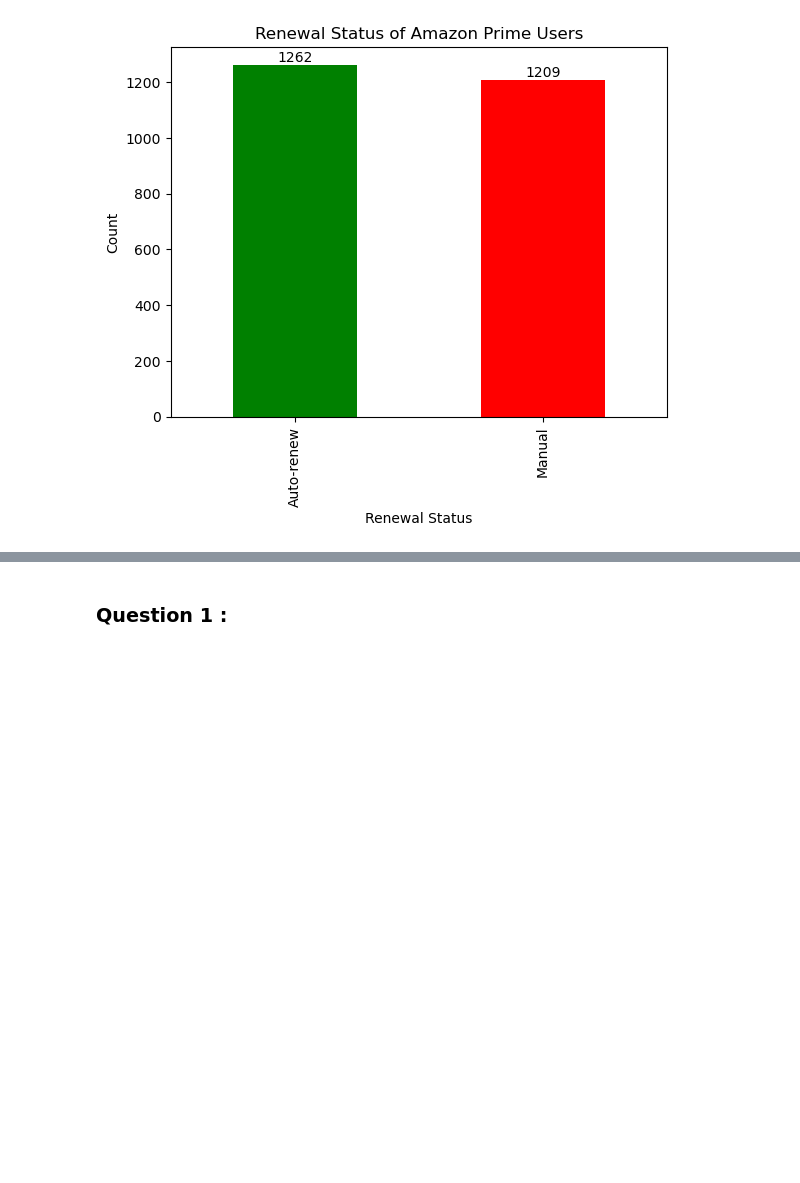
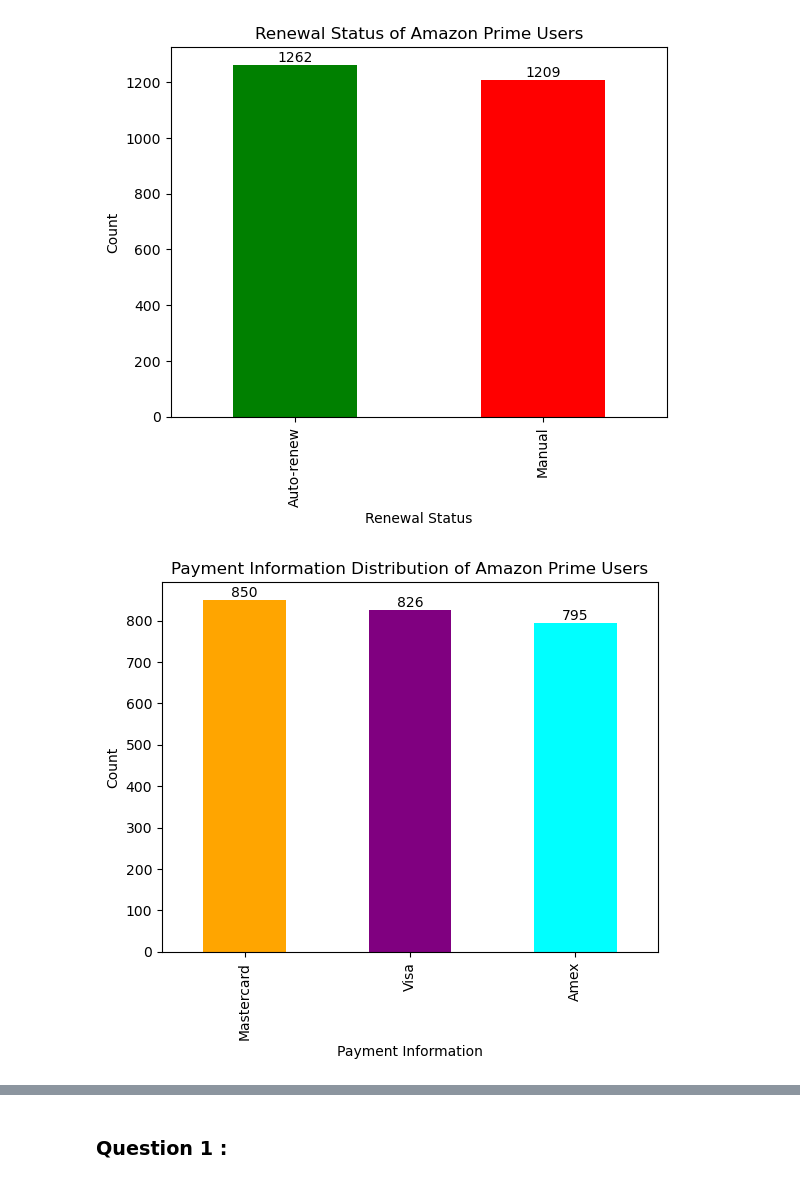
Before and after one commit to keattt0330/Data-Mining, a Jupyter notebook: assignment.ipynb, the cells around one changed output, grey strips where cells are left out. Cells and saved outputs as stored; diff of their text form; code cells hidden in the pictures; blank space fills up the shorter version.

```diff
--- a/assignment.ipynb
+++ b/assignment.ipynb
@@ -242,3 +244,13 @@ plt.show()
 # %% [output]
 [figure]
 [figure]
+# %%
+ax = Amazon_Prime['Payment Information'].value_counts().plot(kind='bar', color=['orange', 'purple', 'cyan'])
+for container in ax.containers:
+	ax.bar_label(container, label_type='edge')
+plt.title('Payment Information Distribution of Amazon Prime Users')
+plt.xlabel('Payment Information')
+plt.ylabel('Count')
+plt.show()
+# %% [output]
+[figure, added]
```
Also changed, not shown: parts of 13 cells of this notebook, 1 other file.
